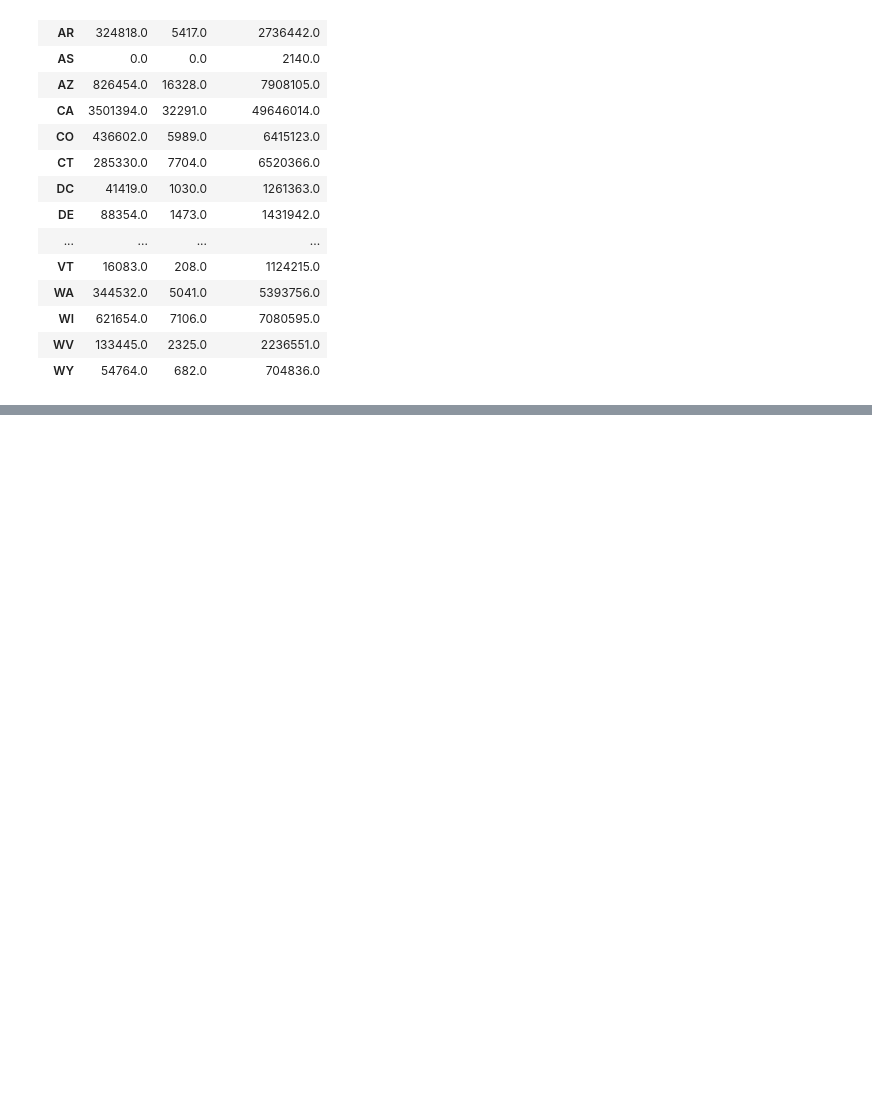
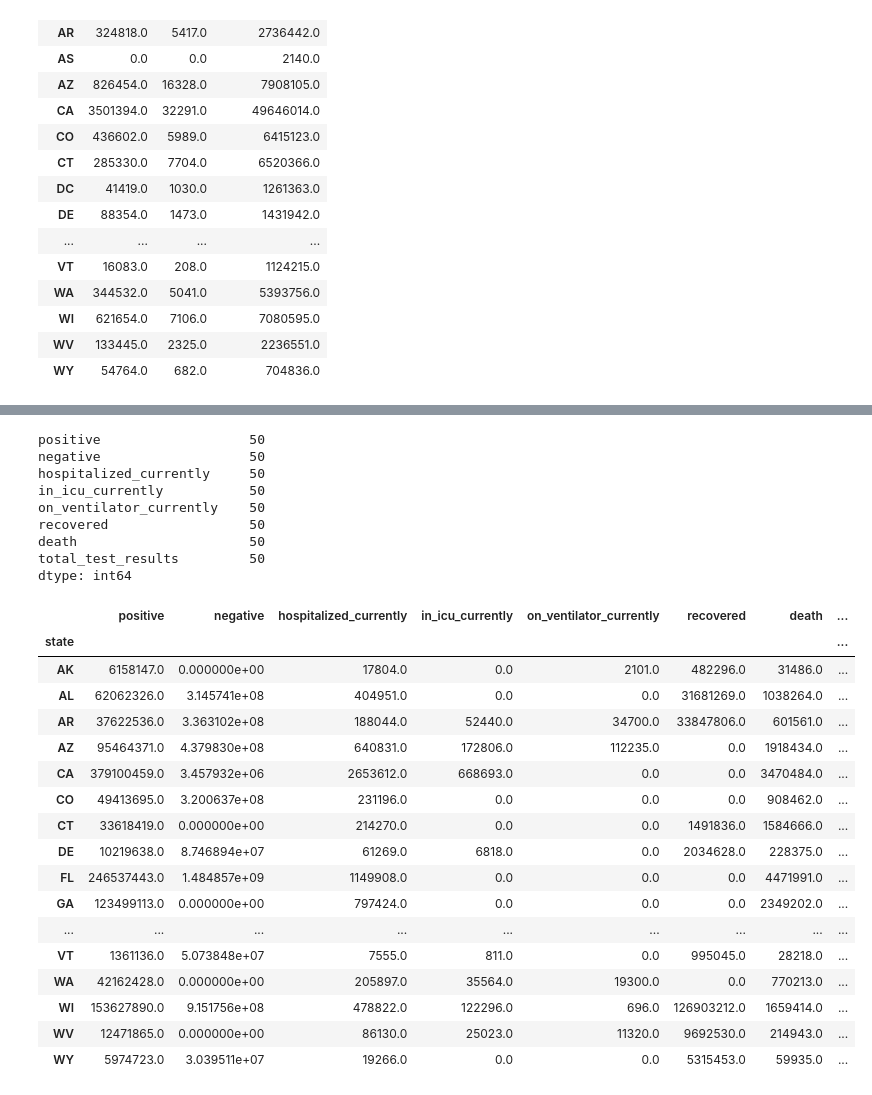
Before and after one commit to joyjwang/joyjwang.github.io, a Jupyter notebook: Final Project.ipynb, the cells around one changed output, grey strips where cells are left out. Drawn from its saved outputs; the diff is of its cells as text; code cells hidden in the pictures; blank space fills up the shorter version.

```diff
--- a/Final Project.ipynb
+++ b/Final Project.ipynb
@@ -183,0 +187,37 @@ km = KMeans(
+# %%
+# group by state and sum up totals
+sum = lrdata.groupby("state").sum()
+
+# drop territories since don't have political data on those
+sum = sum.drop(index=['AS','GU', 'MP', 'PR','VI','DC'])
+
+print(sum.count())
+sum
+# %% [output]
+positive                   50
+negative                   50
+hospitalized_currently     50
+in_icu_currently           50
+on_ventilator_currently    50
+recovered                  50
+death                      50
+total_test_results         50
+dtype: int64
+|  | positive | negative | hospitalized_currently | in_icu_currently | on_ventilator_currently | recovered | death | ... |
+| state |  |  |  |  |  |  |  | ... |
+| AK | 6158147.0 | 0.000000e+00 | 17804.0 | 0.0 | 2101.0 | 482296.0 | 31486.0 | ... |
+| AL | 62062326.0 | 3.145741e+08 | 404951.0 | 0.0 | 0.0 | 31681269.0 | 1038264.0 | ... |
+| AR | 37622536.0 | 3.363102e+08 | 188044.0 | 52440.0 | 34700.0 | 33847806.0 | 601561.0 | ... |
+| AZ | 95464371.0 | 4.379830e+08 | 640831.0 | 172806.0 | 112235.0 | 0.0 | 1918434.0 | ... |
+| CA | 379100459.0 | 3.457932e+06 | 2653612.0 | 668693.0 | 0.0 | 0.0 | 3470484.0 | ... |
+| CO | 49413695.0 | 3.200637e+08 | 231196.0 | 0.0 | 0.0 | 0.0 | 908462.0 | ... |
+| CT | 33618419.0 | 0.000000e+00 | 214270.0 | 0.0 | 0.0 | 1491836.0 | 1584666.0 | ... |
+| DE | 10219638.0 | 8.746894e+07 | 61269.0 | 6818.0 | 0.0 | 2034628.0 | 228375.0 | ... |
+| FL | 246537443.0 | 1.484857e+09 | 1149908.0 | 0.0 | 0.0 | 0.0 | 4471991.0 | ... |
+| GA | 123499113.0 | 0.000000e+00 | 797424.0 | 0.0 | 0.0 | 0.0 | 2349202.0 | ... |
+| ... | ... | ... | ... | ... | ... | ... | ... | ... |
+| VT | 1361136.0 | 5.073848e+07 | 7555.0 | 811.0 | 0.0 | 995045.0 | 28218.0 | ... |
+| WA | 42162428.0 | 0.000000e+00 | 205897.0 | 35564.0 | 19300.0 | 0.0 | 770213.0 | ... |
+| WI | 153627890.0 | 9.151756e+08 | 478822.0 | 122296.0 | 696.0 | 126903212.0 | 1659414.0 | ... |
+| WV | 12471865.0 | 0.000000e+00 | 86130.0 | 25023.0 | 11320.0 | 9692530.0 | 214943.0 | ... |
+| WY | 5974723.0 | 3.039511e+07 | 19266.0 | 0.0 | 0.0 | 5315453.0 | 59935.0 | ... |
```
Also changed, not shown: parts of 4 cells of this notebook.
